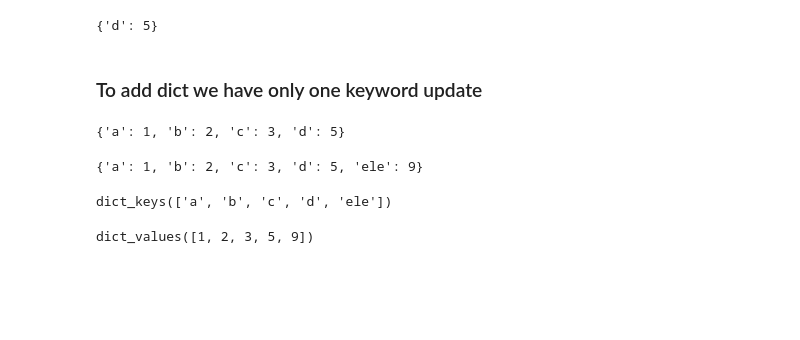
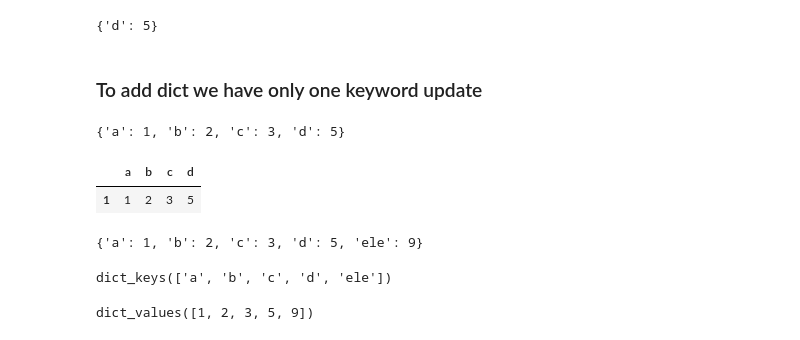
Before and after one commit to Pranay-bedse/pranay, a Jupyter notebook: End to End Python.ipynb, the cells around one changed output. Drawn from its saved outputs; the diff is of its cells as text; code cells hidden in the pictures; blank space fills up the shorter version.

```diff
--- a/End to End Python.ipynb
+++ b/End to End Python.ipynb
@@ -653,3 +657,10 @@ d.update(e)
 d
 # %% [output]
 {'a': 1, 'b': 2, 'c': 3, 'd': 5}
+# %%
+import pandas as pd
+df = pd.DataFrame(d,index = [1])
+df
+# %% [output]
+|  | a | b | c | d |
+| 1 | 1 | 2 | 3 | 5 |
```
Also changed, not shown: parts of 41 cells of this notebook.
